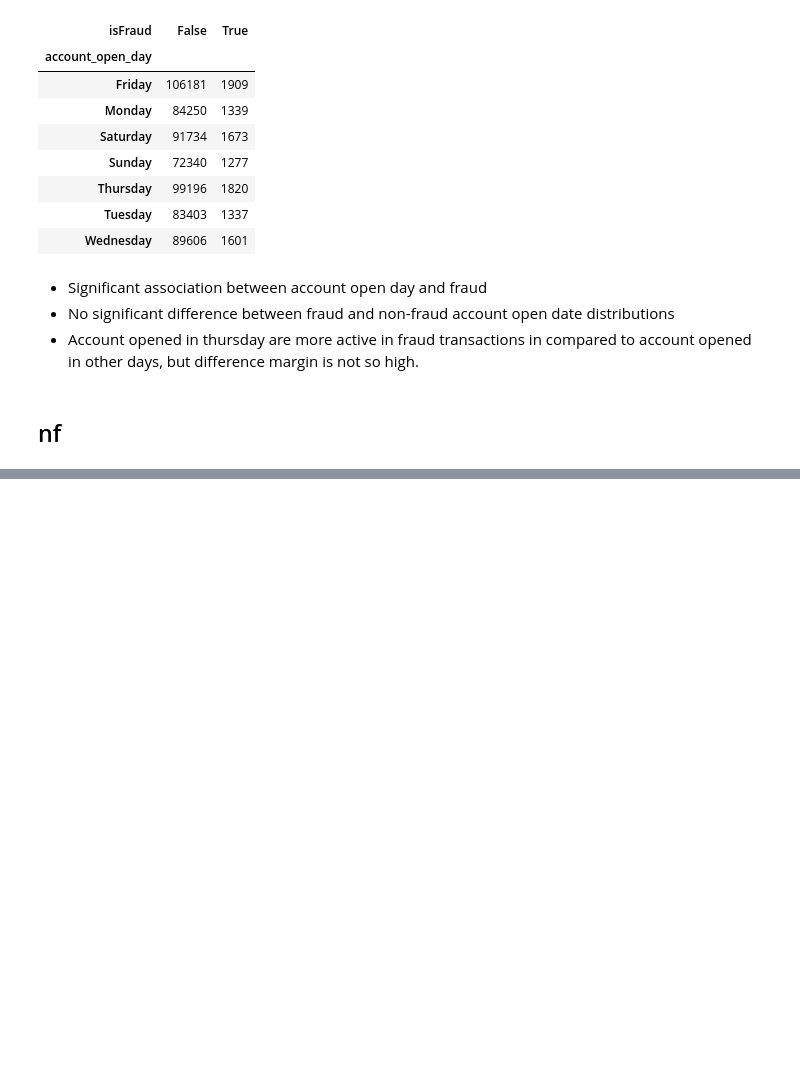
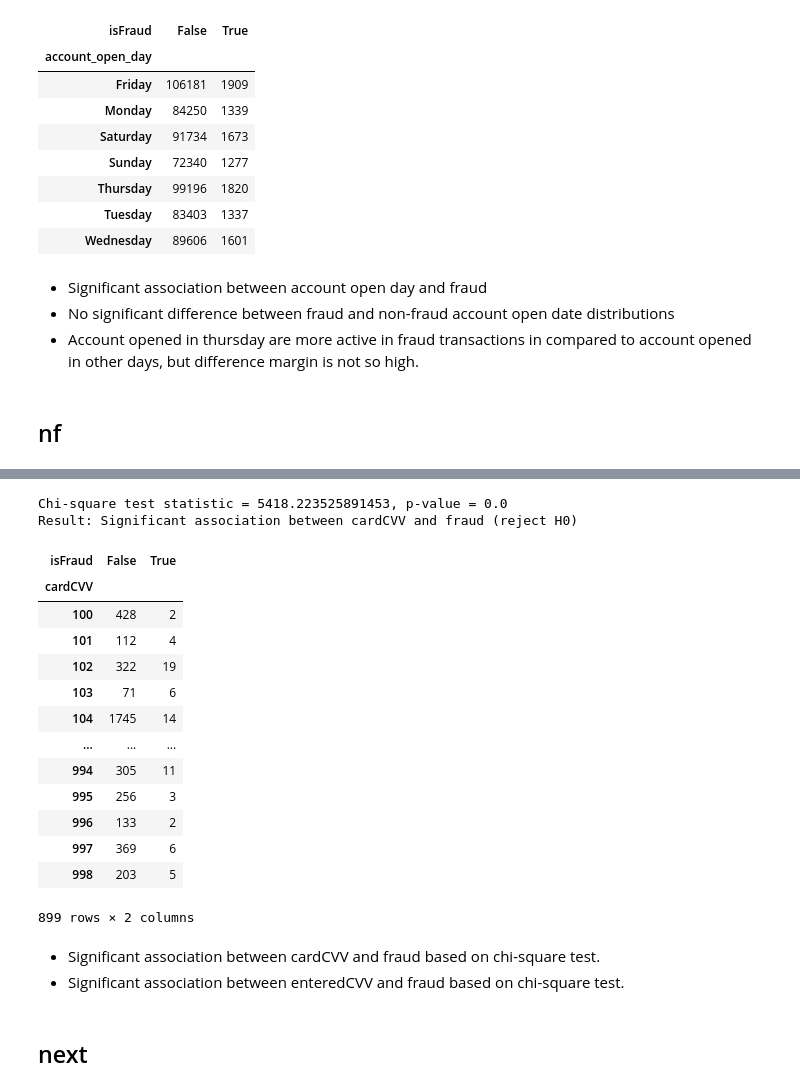
Before and after one commit to 20hnu/EDA_Transaction_dataset, a Jupyter notebook: notebooks/EDA_QuestionsSolution.ipynb, the cells around one changed output, grey strips where cells are left out. Cells and saved outputs as stored; diff of their text form; code cells hidden in the pictures; blank space fills up the shorter version.

```diff
--- a/notebooks/EDA_QuestionsSolution.ipynb
+++ b/notebooks/EDA_QuestionsSolution.ipynb
@@ -2507,0 +2595,36 @@ contingency_table
+# %%
+# Chi-square test
+from scipy.stats import chi2_contingency
+contingency_table = pd.crosstab(transaction_df["cardCVV"].astype(str), transaction_df["isFraud"])
+chi2, p, _, _ = chi2_contingency(contingency_table)
+print(f"Chi-square test statistic = {chi2}, p-value = {p}")
+alpha = 0.05
+if p < alpha:
+    print("Result: Significant association between cardCVV and fraud (reject H0)")
+else:
+    print("Result: No significant association between cardCVV and fraud (fail to reject H0)")
+# %% [output]
+Chi-square test statistic = 5418.223525891453, p-value = 0.0
+Result: Significant association between cardCVV and fraud (reject H0)
+# %%
+contingency_table
+# %% [output]
+| isFraud | False | True |
+| cardCVV |  |  |
+| 100 | 428 | 2 |
+| 101 | 112 | 4 |
+| 102 | 322 | 19 |
+| 103 | 71 | 6 |
+| 104 | 1745 | 14 |
+| ... | ... | ... |
+| 994 | 305 | 11 |
+| 995 | 256 | 3 |
+| 996 | 133 | 2 |
+| 997 | 369 | 6 |
+| 998 | 203 | 5 |
+899 rows × 2 columns
+# %% [markdown]
+- Significant association between cardCVV and fraud based on chi-square test.
+- Significant association between enteredCVV and fraud based on chi-square test.
+# %% [markdown]
+## next
```
Also changed, not shown: parts of 15 cells of this notebook, 1 other file.
